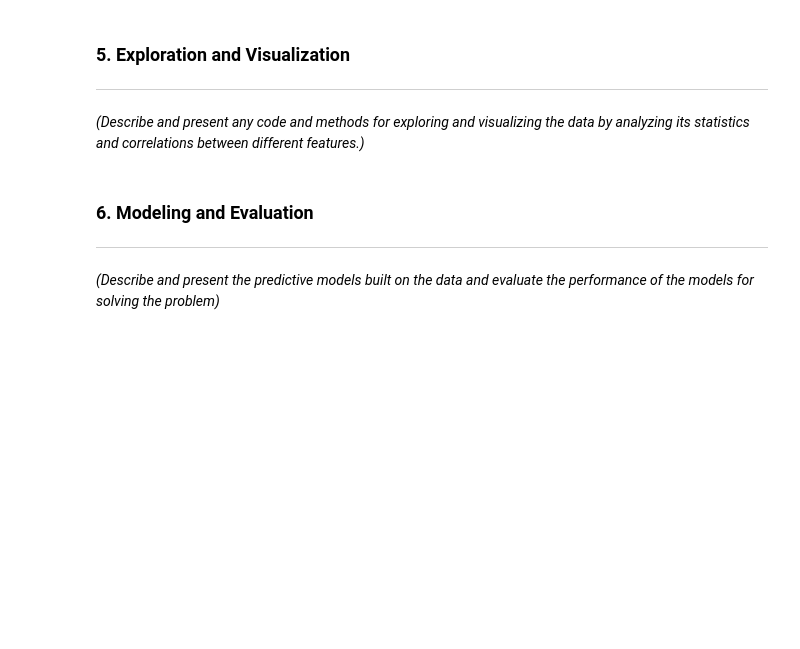
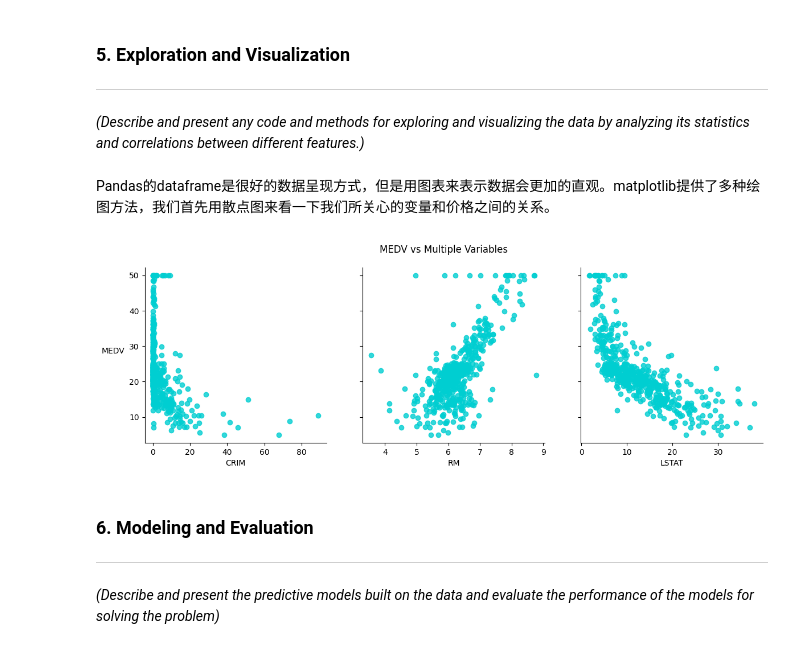
Before and after one commit to lzu215/dsp, a Jupyter notebook: Project_Report.ipynb, the cells around one changed output. Cells and saved outputs as stored; diff of their text form; code cells hidden in the pictures; blank space fills up the shorter version.

```diff
--- a/Project_Report.ipynb
+++ b/Project_Report.ipynb
@@ -112,6 +112,27 @@ housing
 ### 5. Exploration and Visualization
 ---
 *(Describe and present any code and methods for exploring and visualizing the data by analyzing its statistics and correlations between different features.)*
+# %% [markdown]
+Pandas的dataframe是很好的数据呈现方式，但是用图表来表示数据会更加的直观。matplotlib提供了多种绘图方法，我们首先用散点图来看一下我们所关心的变量和价格之间的关系。
+# %%
+import matplotlib.pyplot as plt
+
+# Create a figure with 3 subplots
+figure, axes = plt.subplots(1,3, figsize=(14,4), sharey='all')
+
+for i in range(3):
+    axes[i].scatter(x=housing.iloc[:,i], y=housing.MEDV,color='darkturquoise',alpha=0.8)
+    axes[i].spines['right'].set_visible(False)
+    axes[i].spines['top'].set_visible(False)
+    axes[i].set_xlabel(housing.iloc[:,i].name, fontsize=10)
+    if not i:
+        axes[i].set_ylabel('MEDV',fontsize=10,rotation='horizontal',labelpad=20)
+
+plt.suptitle('MEDV vs Multiple Variables', fontsize=12)
+figure.subplots_adjust(wspace=0.2)
+plt.show()
+# %% [output]
+[figure, added]
 # %% [markdown]
 ### 6. Modeling and Evaluation
 ---
```
Also changed, not shown: parts of 1 cell of this notebook.
